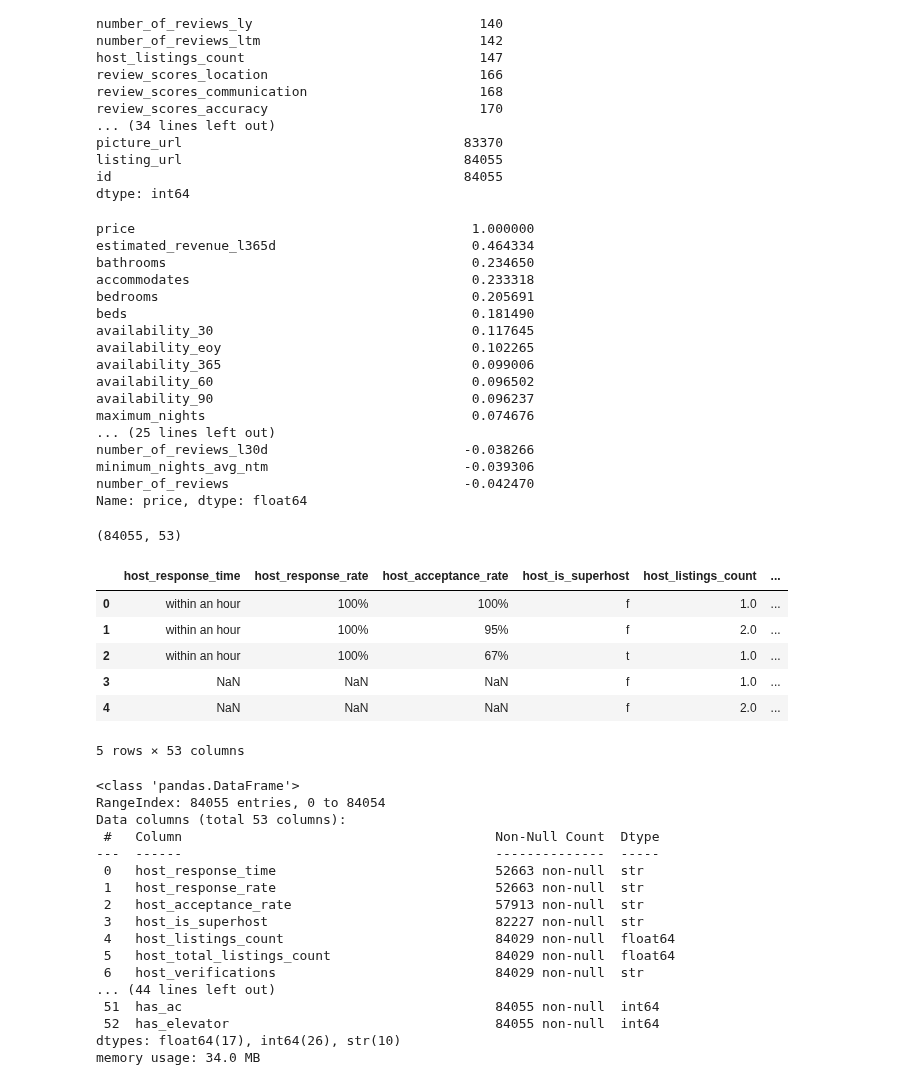
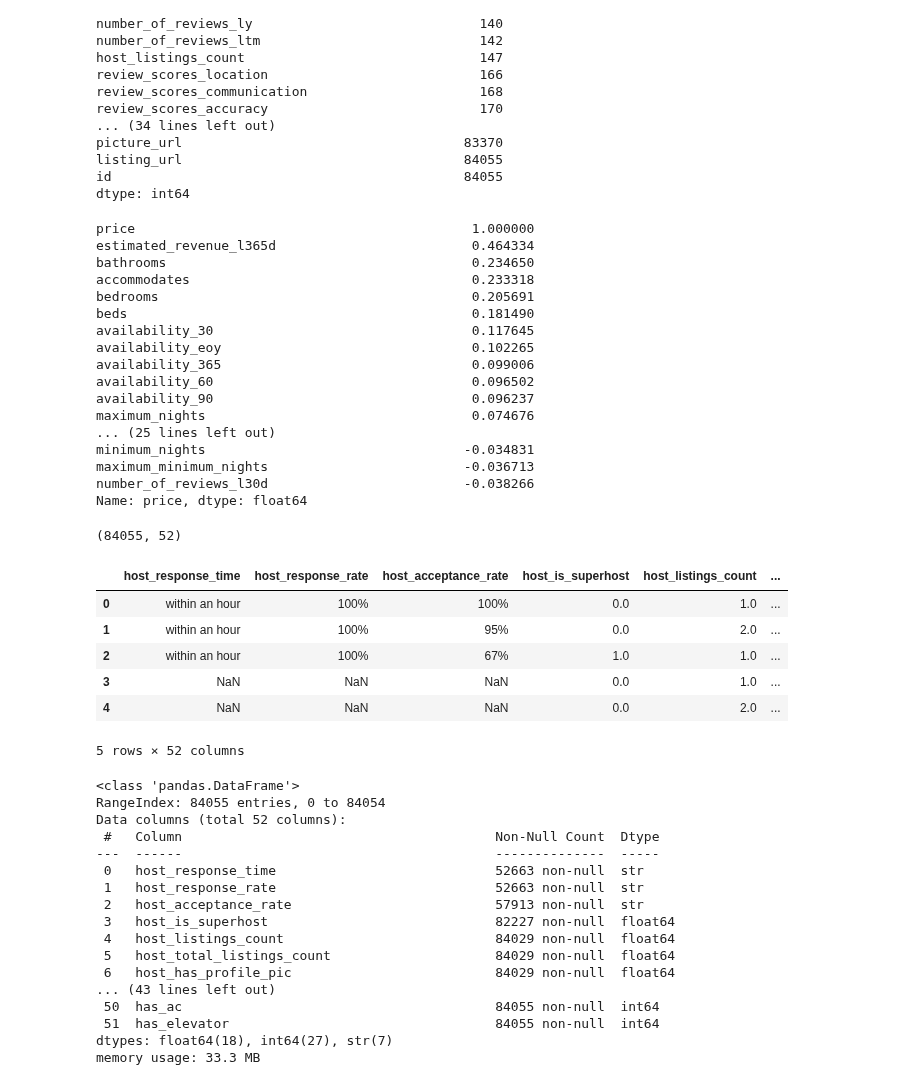
Before and after one commit to Thekorzeremi/PIA_Projet_final_M102, a Jupyter notebook: EDA.ipynb, the cells around one changed output. Drawn from its saved outputs; the diff is of its cells as text; code cells hidden in the pictures.

```diff
--- a/EDA.ipynb
+++ b/EDA.ipynb
@@ -97,7 +98,7 @@ calculated_host_listings_count_shared_rooms         0
 reviews_per_month                               19557
 Length: 79, dtype: int64
 # %%
-cols_bool = ['host_has_profile_pic', 'host_identity_verified']
+cols_bool = ['host_has_profile_pic', 'host_identity_verified', 'host_is_superhost', 'instant_bookable']
 for col in cols_bool:
     # Le map transforme 't' en 1 et 'f' en 0. Les valeurs manquantes restent NaN pour le moment.
     df[col] = df[col].map({'t': 1, 'f': 0})
@@ -140,74 +141,74 @@ availability_60                                 0.096502
 availability_90                                 0.096237
 maximum_nights                                  0.074676
 ... (25 lines left out)
+minimum_nights                                 -0.034831
+maximum_minimum_nights                         -0.036713
 number_of_reviews_l30d                         -0.038266
-minimum_nights_avg_ntm                         -0.039306
-number_of_reviews                              -0.042470
 Name: price, dtype: float64
 # %%
 # 1. Suppression des colonnes 100% vides, des textes longs et des risques de fuite
 cols_to_drop = [
     'id', 'listing_url', 'scrape_id', 'last_scraped','source', 'name', 'picture_url', 'host_id', 'host_url', 'host_name', 'neighbourhood_group_cleansed', 'bathrooms', 'beds', 'calendar_updated',
     'description', 'neighborhood_overview', 'host_about', 'host_thumbnail_url', 'host_picture_url', 'minimum_nights_avg_ntm', 'maximum_nights_avg_ntm',
-    'calendar_last_scraped', 'has_availability', 'reviews_per_month', 'license', 'host_neighbourhood', 'host_location','host_since', 'first_review', 'last_review'
+    'calendar_last_scraped', 'has_availability', 'reviews_per_month', 'license', 'host_neighbourhood', 'host_verifications', 'host_location','host_since', 'first_review', 'last_review'
 ]
 # On utilise errors='ignore' au cas où certaines auraient déjà été supprimées
 df_airbnb = df.drop(columns=cols_to_drop, errors='ignore')
 
 # 2. Parsing de bathrooms_text
 # On utilise une expression régulière pour extraire le premier nombre (entier ou décimal)
 df_airbnb['bathrooms'] = df_airbnb['bathrooms_text'].str.extract(r'(\d+\.?\d*)').astype(float)
 # On supprime la colonne texte d'origine pour ne garder que la feature numérique
 df_airbnb = df_airbnb.drop(columns=['bathrooms_text'])
 
 # 3. Parsing des amenities (Extraction des 5 features minimum exigées)
 # On définit un dictionnaire avec le nom de la future colonne et le mot-clé à chercher
 amenities_to_extract = {
     'has_wifi': 'Wifi',
     'has_tv': 'TV',
     'has_kitchen': 'Kitchen',
     'has_ac': 'Air conditioning',
     'has_elevator': 'Elevator'
 }
 
 for col_name, keyword in amenities_to_extract.items():
     # str.contains cherche le mot-clé. na=False permet de mettre 0 si la ligne est NaN.
     # astype(int) transforme le True/False en 1/0
     df_airbnb[col_name] = df_airbnb['amenities'].str.contains(keyword, case=False, na=False).astype(int)
 
 # On supprime la colonne JSON brute qui n'est plus utile pour le modèle
 df_airbnb = df_airbnb.drop(columns=['amenities'])
 print(df_airbnb.shape)
 df_airbnb.head(5)
 # %% [output]
-(84055, 53)
+(84055, 52)
 |  | host_response_time | host_response_rate | host_acceptance_rate | host_is_superhost | host_listings_count | ... |
-| 0 | within an hour | 100% | 100% | f | 1.0 | ... |
-| 1 | within an hour | 100% | 95% | f | 2.0 | ... |
-| 2 | within an hour | 100% | 67% | t | 1.0 | ... |
-| 3 | NaN | NaN | NaN | f | 1.0 | ... |
-| 4 | NaN | NaN | NaN | f | 2.0 | ... |
+| 0 | within an hour | 100% | 100% | 0.0 | 1.0 | ... |
+| 1 | within an hour | 100% | 95% | 0.0 | 2.0 | ... |
+| 2 | within an hour | 100% | 67% | 1.0 | 1.0 | ... |
+| 3 | NaN | NaN | NaN | 0.0 | 1.0 | ... |
+| 4 | NaN | NaN | NaN | 0.0 | 2.0 | ... |
-5 rows × 53 columns
+5 rows × 52 columns
 # %%
 df_airbnb.info()
 # %% [output]
 <class 'pandas.DataFrame'>
 RangeIndex: 84055 entries, 0 to 84054
-Data columns (total 53 columns):
+Data columns (total 52 columns):
  #   Column                                        Non-Null Count  Dtype
 ---  ------                                        --------------  -----
  0   host_response_time                            52663 non-null  str
  1   host_response_rate                            52663 non-null  str
  2   host_acceptance_rate                          57913 non-null  str
- 3   host_is_superhost                             82227 non-null  str
+ 3   host_is_superhost                             82227 non-null  float64
  4   host_listings_count                           84029 non-null  float64
  5   host_total_listings_count                     84029 non-null  float64
- 6   host_verifications                            84029 non-null  str
-... (44 lines left out)
- 51  has_ac                                        84055 non-null  int64
- 52  has_elevator                                  84055 non-null  int64
-dtypes: float64(17), int64(26), str(10)
-memory usage: 34.0 MB
+ 6   host_has_profile_pic                          84029 non-null  float64
+... (43 lines left out)
+ 50  has_ac                                        84055 non-null  int64
+ 51  has_elevator                                  84055 non-null  int64
+dtypes: float64(18), int64(27), str(7)
+memory usage: 33.3 MB
 # %%
 corrs = df_airbnb.select_dtypes(include=np.number).corr()['price'].sort_values(ascending=False)
 top_corr = corrs
```
Also changed, not shown: parts of 7 cells of this notebook.
